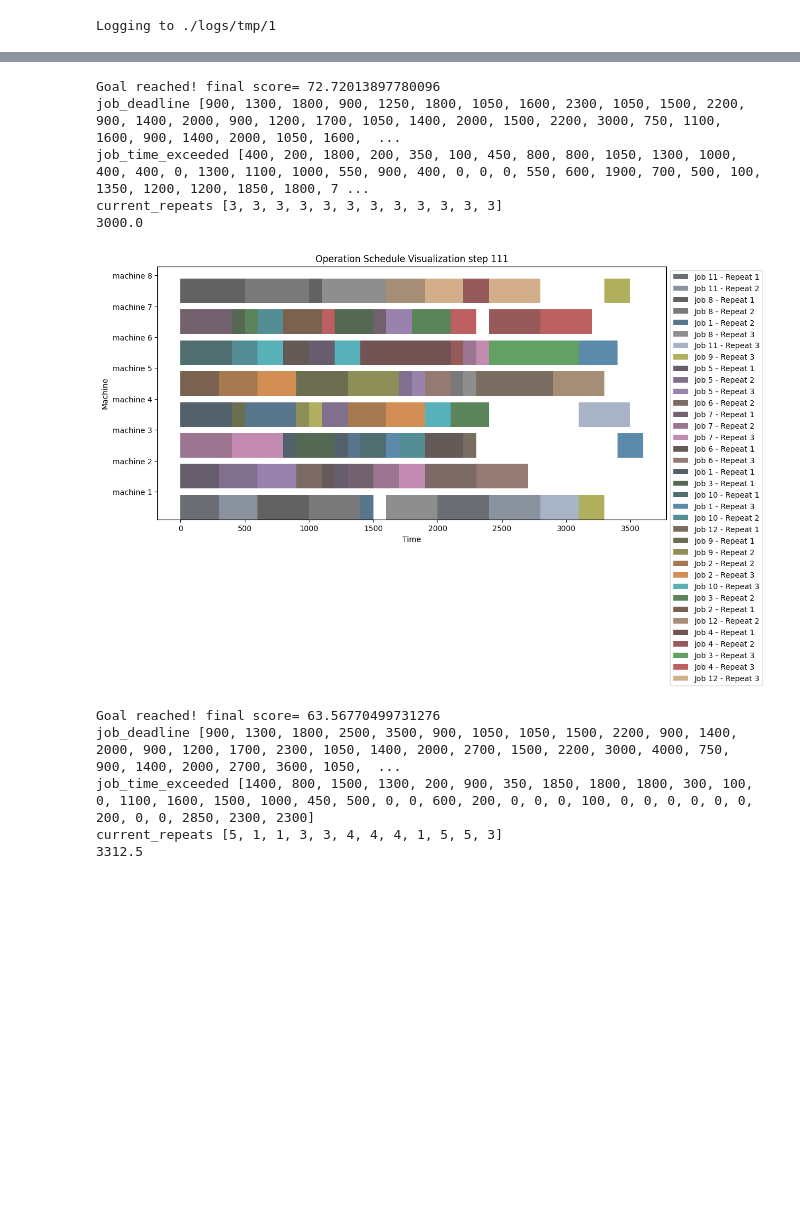
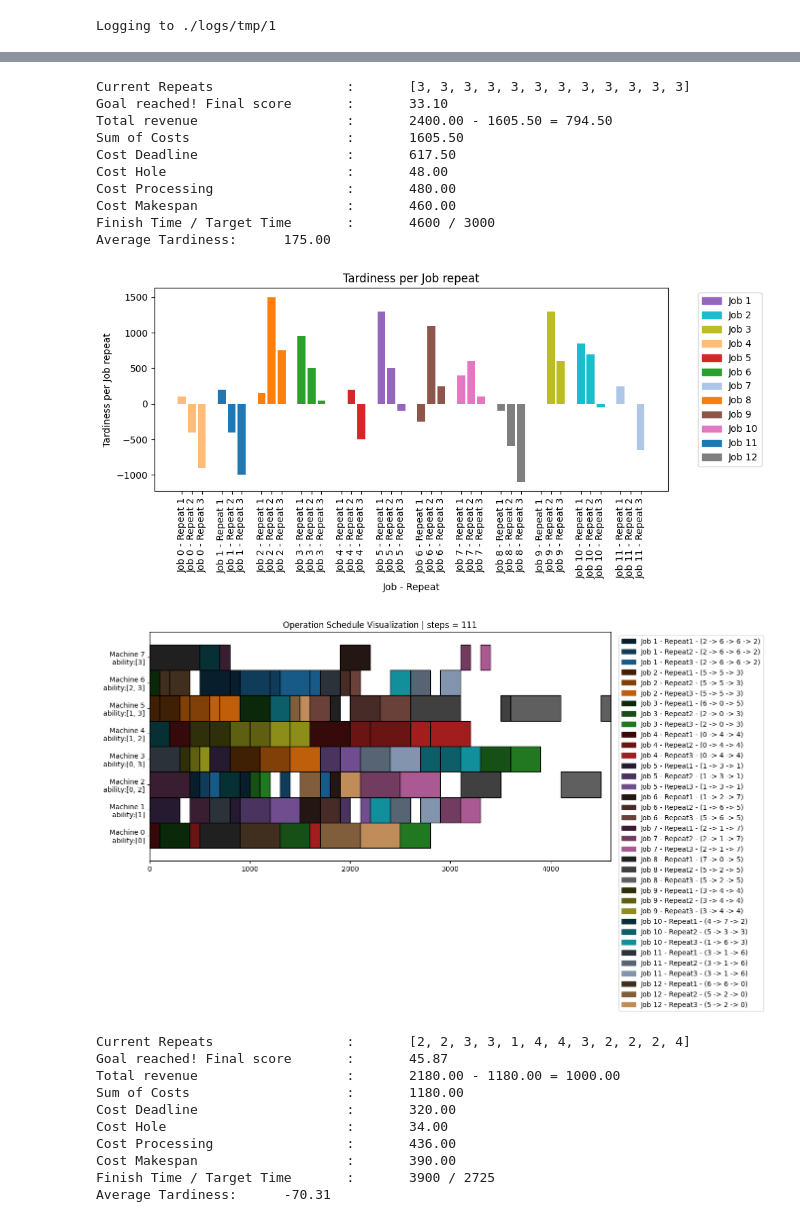
Before and after one commit to Huch0/RL-Scheduler, a Jupyter notebook: MaskablePPO-Repeatable.ipynb, the cells around one changed output, grey strips where cells are left out. Drawn from its saved outputs; the diff is of its cells as text; code cells hidden in the pictures; blank space fills up the shorter version.

```diff
--- a/MaskablePPO-Repeatable.ipynb
+++ b/MaskablePPO-Repeatable.ipynb
@@ -65,15 +58,15 @@ current_repeats [5, 2, 2, 5, 5, 5, 4, 1, 5, 4, 5, 2]
 # %%
 # job_paths와 machine_paths를 포함하는 목록
-job_paths = ["instances/Jobs/v0-12-repeat.json"]
+job_paths = ["instances/Jobs/v0-12-repeat-easy.json"]
 machine_paths = ["instances/Machines/v0-8.json"]
 
-def make_env(job_path, machine_path, test_mode, max_repeats):
+def make_env(job_path, machine_path, test_mode, job_repeats_params):
     def _init():
-        env = SchedulingEnv(job_config_path=job_path, machine_config_path=machine_path, max_repeats = max_repeats, test_mode = test_mode)
+        env = SchedulingEnv(job_config_path=job_path, machine_config_path=machine_path, job_repeats_params = job_repeats_params, test_mode = test_mode)
         return Monitor(env)
     return _init
 
-envs = [make_env(job_paths[0], machine_paths[0], True, [3]*12), make_env(job_paths[0], machine_paths[0], False, [5]*12)]
+envs = [make_env(job_paths[0], machine_paths[0], False, [(3, 1)]*12), make_env(job_paths[0], machine_paths[0], False, [(3, 1)]*12)]
 
 vec_env = SubprocVecEnv(envs)
 # %%
@@ -82,19 +75,26 @@ log_path = "./logs/tmp/1"
 new_logger = configure(log_path, ["stdout", "csv", "tensorboard"])
 
 # Create the evaluation environment
-eval_env = DummyVecEnv([make_env(job_paths[0], machine_paths[0], False, [5]*12)])
+eval_env = SubprocVecEnv([make_env(job_paths[0], machine_paths[0], False, [(3, 1)]*12)])
 
 # Create the EvalCallback
-# eval_callback = EvalCallback(eval_env, best_model_save_path=log_path,
-#                              log_path=log_path, eval_freq=10000,
-#                              deterministic=True, render=False)
 eval_callback = MaskableEvalCallback(eval_env, best_model_save_path=log_path,
                                      log_path=log_path, eval_freq=10000,
                                      deterministic=True, render=False)
 # %% [output]
 Logging to ./logs/tmp/1
 # %%
-model = MaskablePPO('MultiInputPolicy', vec_env, verbose=1)
+params = {
+    "policy_kwargs": dict(net_arch=[dict(pi=[256, 64], vf=[256, 64])]),
+    "gamma": 1.0,
+    "clip_range": 0.1,
+    "n_steps": 4096,
+    "learning_rate": 0.0007,
+}
+
+model = MaskablePPO('MultiInputPolicy', vec_env,
+                    policy_kwargs=params["policy_kwargs"],
+                    verbose=1)
 model.set_logger(new_logger)
 model.learn(1_000_000, callback=eval_callback)
 # %% [output]
@@ -120,32 +137,47 @@ Using cpu device
 # %%
-env1 = SchedulingEnv(machine_config_path= "instances/Machines/v0-8.json", job_config_path = "instances/Jobs/v0-12-repeat.json", max_repeats = [3] * 12, test_mode = True)
-env2 = SchedulingEnv(machine_config_path= "instances/Machines/v0-8.json", job_config_path = "instances/Jobs/v0-12-repeat.json", max_repeats = [5] * 12, test_mode = False)
+env1 = SchedulingEnv(machine_config_path= "instances/Machines/v0-8.json", job_config_path = "instances/Jobs/v0-12-repeat-easy.json", job_repeats_params = [(3, 1)] * 12, test_mode = True)
+env2 = SchedulingEnv(machine_config_path= "instances/Machines/v0-8.json", job_config_path = "instances/Jobs/v0-12-repeat-easy.json", job_repeats_params = [(3, 1)] * 12, test_mode = False)
 
 custom_env = [env1, env2]
 # %%
 for env in custom_env:
     obs, info = env.reset()
     while True:
         action, _ = model.predict(obs, deterministic = True, action_masks = env.action_masks())
         obs, reward, terminated, truncated, info = env.step(action)
         done = terminated or truncated
         if done:
-            print("Goal reached!", "final score=", reward)
-            print('job_deadline', info['job_deadline'])
-            print('job_time_exceeded', info['job_time_exceeded'])
-            print('current_repeats', info['current_repeats'])
-            print(env.target_time)
+            # print("Goal reached!", "final score=", reward)
+            # print('job_deadline', info['job_deadline'])
+            # print('job_time_exceeded', info['job_time_exceeded'])
+            # print('current_repeats', info['current_repeats'])
+            # print(env.target_time)
+            info["reward"] = reward
+            info["env"] = env
+            info["profit_ratio"] = env.profit_per_time
+            env.print_result(info, detail_mode = False)
             env.render()
             break
 # %% [output]
-Goal reached! final score= 72.72013897780096
-job_deadline [900, 1300, 1800, 900, 1250, 1800, 1050, 1600, 2300, 1050, 1500, 2200, 900, 1400, 2000, 900, 1200, 1700, 1050, 1400, 2000, 1500, 2200, 3000, 750, 1100, 1600, 900, 1400, 2000, 1050, 1600,  ...
-job_time_exceeded [400, 200, 1800, 200, 350, 100, 450, 800, 800, 1050, 1300, 1000, 400, 400, 0, 1300, 1100, 1000, 550, 900, 400, 0, 0, 0, 550, 600, 1900, 700, 500, 100, 1350, 1200, 1200, 1850, 1800, 7 ...
-current_repeats [3, 3, 3, 3, 3, 3, 3, 3, 3, 3, 3, 3]
-3000.0
+Current Repeats                 :       [3, 3, 3, 3, 3, 3, 3, 3, 3, 3, 3, 3]
+Goal reached! Final score       :       33.10
+Total revenue                   :       2400.00 - 1605.50 = 794.50
+Sum of Costs                    :       1605.50
+Cost Deadline                   :       617.50
+Cost Hole                       :       48.00
+Cost Processing                 :       480.00
+Cost Makespan                   :       460.00
+Finish Time / Target Time       :       4600 / 3000
+Average Tardiness:      175.00
-[figure, old version]
+[figure, new version]
+[figure, new version]
-Goal reached! final score= 63.56770499731276
-job_deadline [900, 1300, 1800, 2500, 3500, 900, 1050, 1050, 1500, 2200, 900, 1400, 2000, 900, 1200, 1700, 2300, 1050, 1400, 2000, 2700, 1500, 2200, 3000, 4000, 750, 900, 1400, 2000, 2700, 3600, 1050,  ...
-job_time_exceeded [1400, 800, 1500, 1300, 200, 900, 350, 1850, 1800, 1800, 300, 100, 0, 1100, 1600, 1500, 1000, 450, 500, 0, 0, 600, 200, 0, 0, 0, 100, 0, 0, 0, 0, 0, 0, 200, 0, 0, 2850, 2300, 2300]
-current_repeats [5, 1, 1, 3, 3, 4, 4, 4, 1, 5, 5, 3]
-3312.5
+Current Repeats                 :       [2, 2, 3, 3, 1, 4, 4, 3, 2, 2, 2, 4]
+Goal reached! Final score       :       45.87
+Total revenue                   :       2180.00 - 1180.00 = 1000.00
+Sum of Costs                    :       1180.00
+Cost Deadline                   :       320.00
+Cost Hole                       :       34.00
+Cost Processing                 :       436.00
+Cost Makespan                   :       390.00
+Finish Time / Target Time       :       3900 / 2725
+Average Tardiness:      -70.31
```
Also changed, not shown: parts of 4 cells of this notebook, 1 other file.
